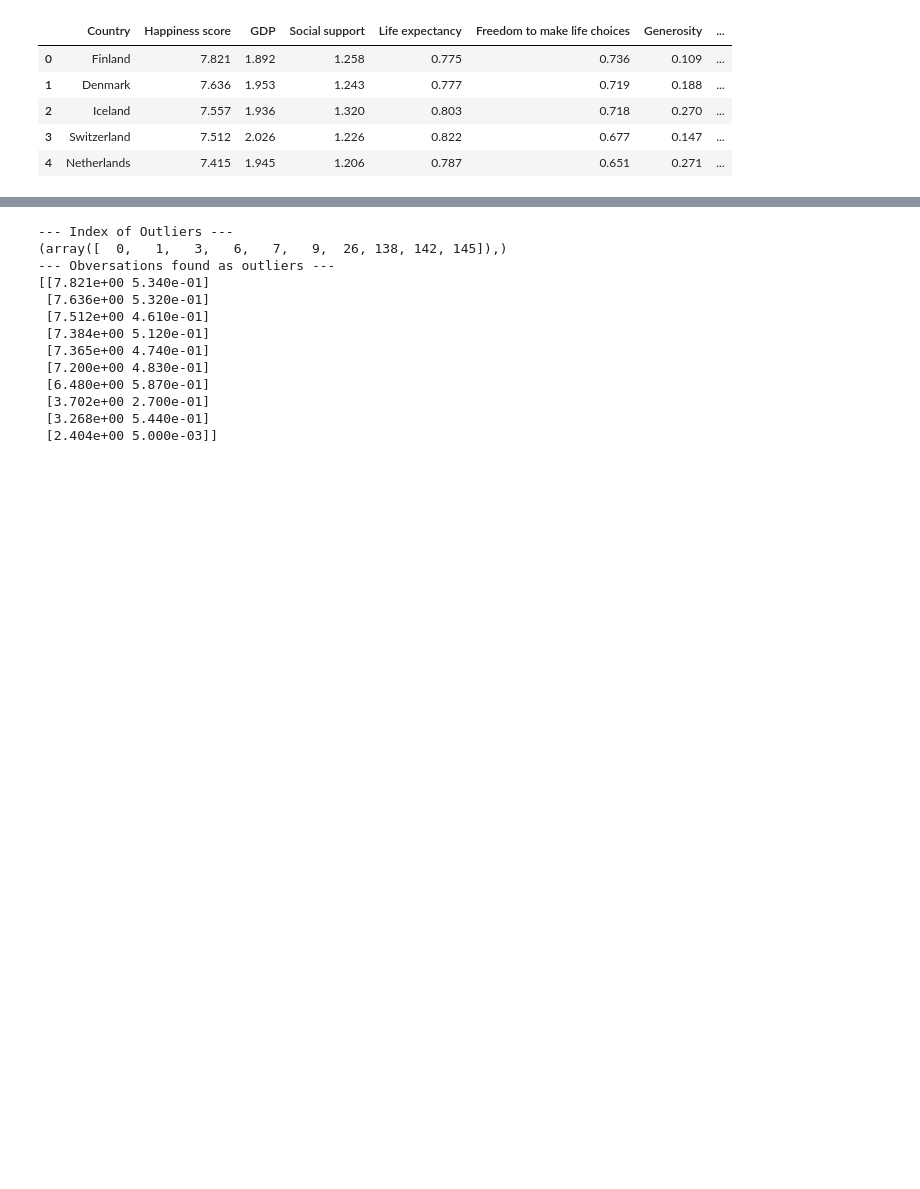
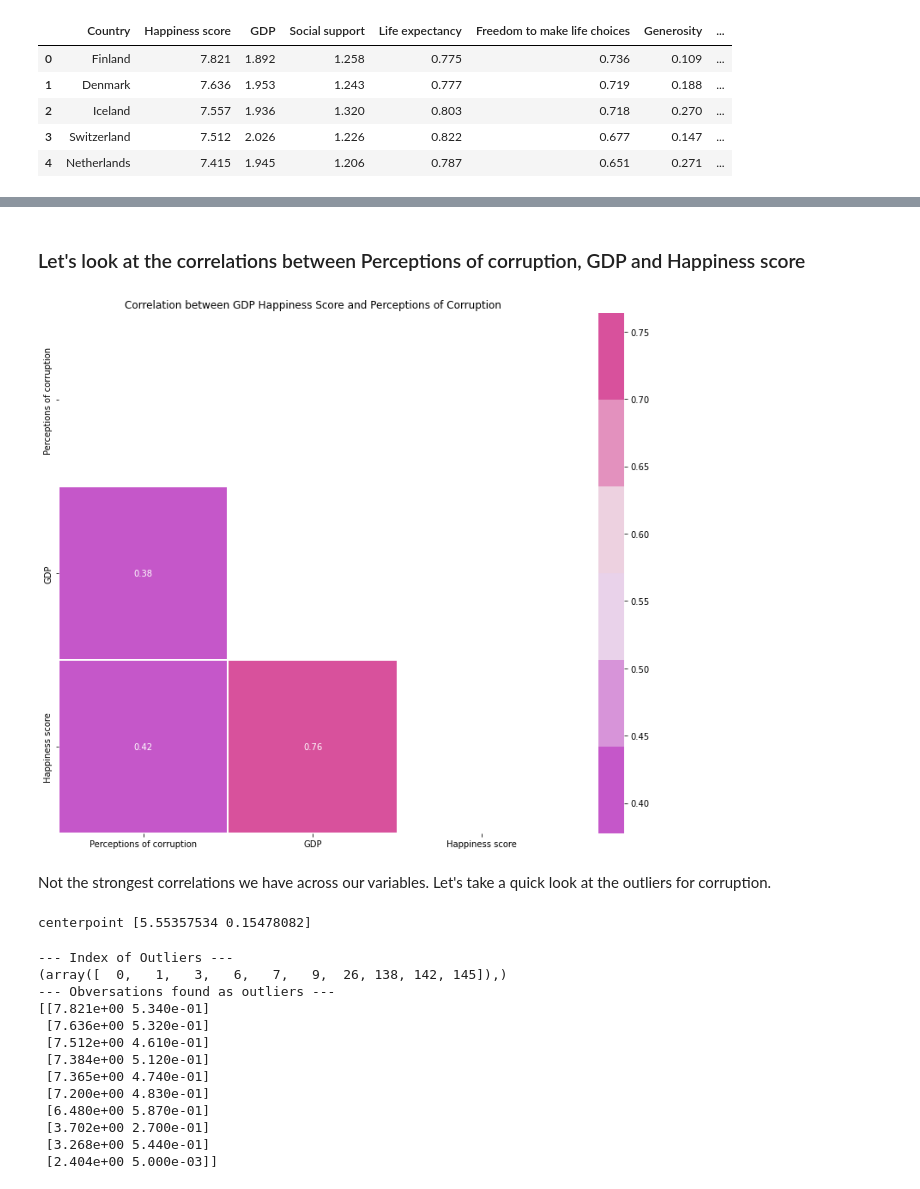
Before and after one commit to lauxpaux/HappinessResearch, a Jupyter notebook: HappinessDataExploration.ipynb, the cells around one changed output, grey strips where cells are left out. Saved outputs shown, nothing was run; the diff lists cells and outputs as text; code cells hidden in the pictures; blank space fills up the shorter version.

```diff
--- a/HappinessDataExploration.ipynb
+++ b/HappinessDataExploration.ipynb
@@ -404,0 +392,13 @@ for i in range(len(continents)):
+# %% [markdown]
+### Let's look at the correlations between Perceptions of corruption, GDP and Happiness score
+# %%
+corr = corruption_df.corr()
+mask = np.triu(np.ones_like(corr, dtype=bool))
+f, ax = plt.subplots(figsize=(11, 9))
+save_fig('Happiness-correlations')
+sns.heatmap(corr, xticklabels=corr.columns, yticklabels=corr.columns, annot=True, cmap=sns.diverging_palette(306, 340, 67, 55, n=6),
+            mask=mask, cbar=True, linecolor='white', linewidths=2).set(title="Correlation between GDP Happiness Score and Perceptions of Corruption");
+# %% [output]
+[figure, added]
+# %% [markdown]
+Not the strongest correlations we have across our variables. Let's take a quick look at the outliers for corruption.
@@ -405,2 +408,17 @@ for i in range(len(continents)):
+# %%
+cov_df = cleaned_df[['Happiness score', 'Perceptions of corruption']]
+cov_df = cov_df.to_numpy()
+
+#calculating covariance matrix
+covariance = np.cov(cov_df, rowvar=False)
+
+#calculating covariance matrix power of -1
+covariance_pm1 = np.linalg.matrix_power(covariance, -1)
+
+#Center point
+centerpoint = np.mean(cov_df, axis=0)
+print('centerpoint', centerpoint)
+# %% [output]
+centerpoint [5.55357534 0.15478082]
 # %%
 distances = []
```
Also changed, not shown: parts of 42 cells of this notebook.
